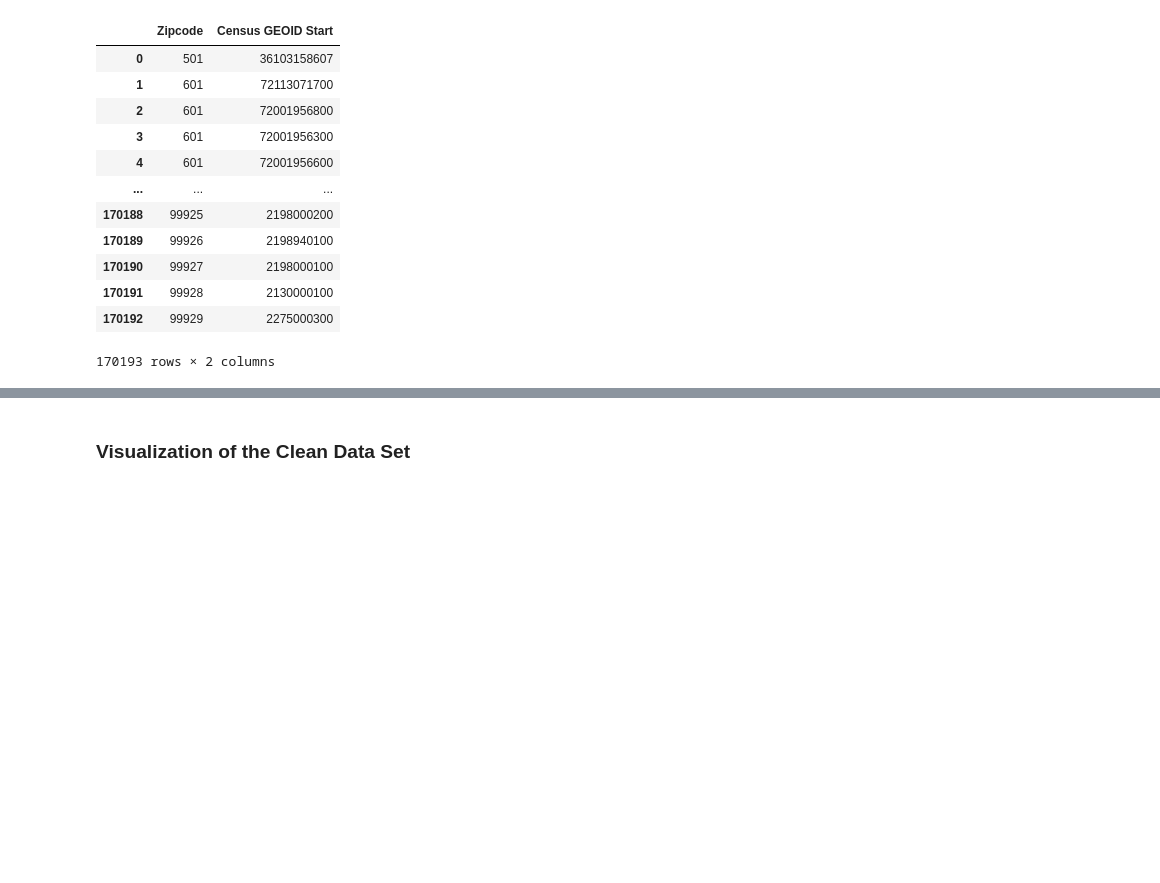
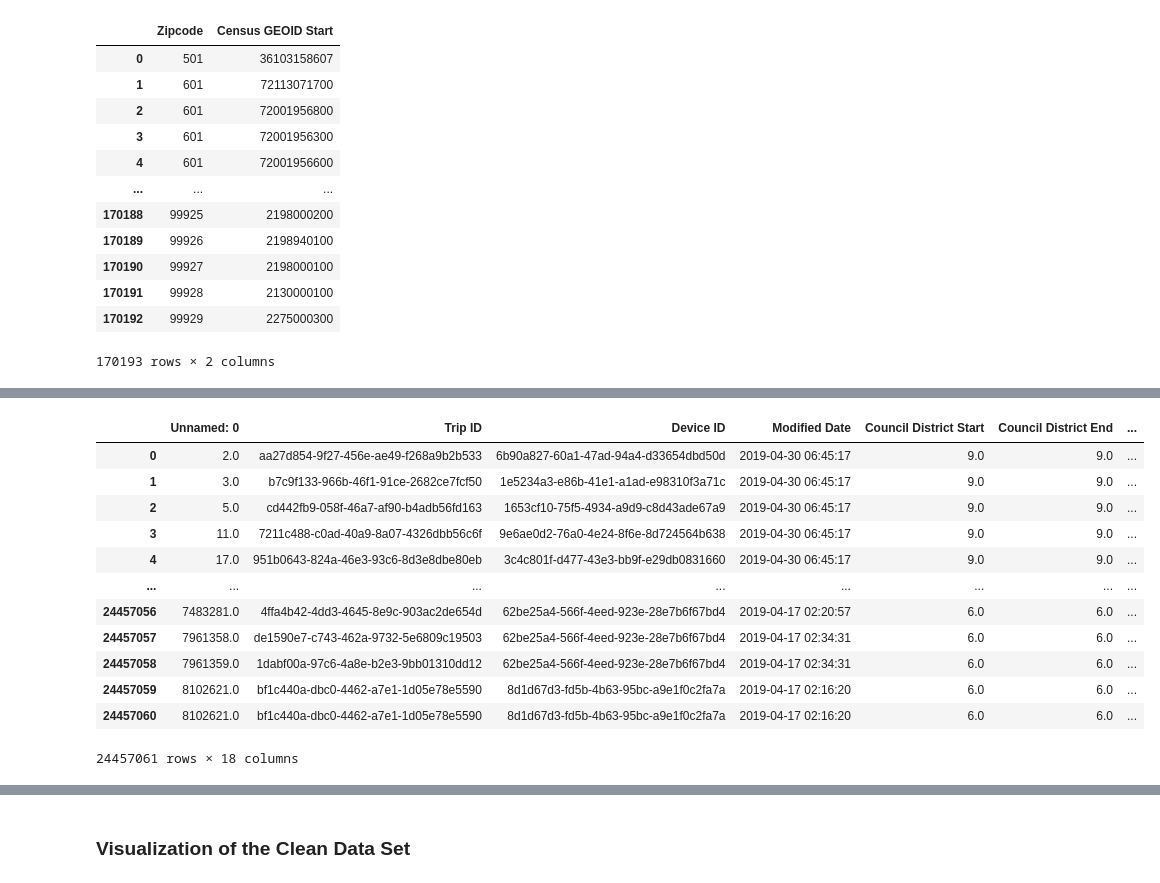
Before and after one commit to sheetalbongale/Scooters-In-Austin-Data-Analysis, a Jupyter notebook: notebooks/shared_mobility_AODP/shared_mobility_data_wrangling.ipynb, the cells around one changed output, grey strips where cells are left out. Saved outputs shown, nothing was run; the diff lists cells and outputs as text; code cells hidden in the pictures; blank space fills up the shorter version.

```diff
--- a/notebooks/shared_mobility_AODP/shared_mobility_data_wrangling.ipynb
+++ b/notebooks/shared_mobility_AODP/shared_mobility_data_wrangling.ipynb
@@ -324 +330,17 @@ df
+# %%
+df.dropna()
+# %% [output]
+|  | Unnamed: 0 | Trip ID | Device ID | Modified Date | Council District Start | Council District End | ... |
+| 0 | 2.0 | aa27d854-9f27-456e-ae49-f268a9b2b533 | 6b90a827-60a1-47ad-94a4-d33654dbd50d | 2019-04-30 06:45:17 | 9.0 | 9.0 | ... |
+| 1 | 3.0 | b7c9f133-966b-46f1-91ce-2682ce7fcf50 | 1e5234a3-e86b-41e1-a1ad-e98310f3a71c | 2019-04-30 06:45:17 | 9.0 | 9.0 | ... |
+| 2 | 5.0 | cd442fb9-058f-46a7-af90-b4adb56fd163 | 1653cf10-75f5-4934-a9d9-c8d43ade67a9 | 2019-04-30 06:45:17 | 9.0 | 9.0 | ... |
+| 3 | 11.0 | 7211c488-c0ad-40a9-8a07-4326dbb56c6f | 9e6ae0d2-76a0-4e24-8f6e-8d724564b638 | 2019-04-30 06:45:17 | 9.0 | 9.0 | ... |
+| 4 | 17.0 | 951b0643-824a-46e3-93c6-8d3e8dbe80eb | 3c4c801f-d477-43e3-bb9f-e29db0831660 | 2019-04-30 06:45:17 | 9.0 | 9.0 | ... |
+| ... | ... | ... | ... | ... | ... | ... | ... |
+| 24457056 | 7483281.0 | 4ffa4b42-4dd3-4645-8e9c-903ac2de654d | 62be25a4-566f-4eed-923e-28e7b6f67bd4 | 2019-04-17 02:20:57 | 6.0 | 6.0 | ... |
+| 24457057 | 7961358.0 | de1590e7-c743-462a-9732-5e6809c19503 | 62be25a4-566f-4eed-923e-28e7b6f67bd4 | 2019-04-17 02:34:31 | 6.0 | 6.0 | ... |
+| 24457058 | 7961359.0 | 1dabf00a-97c6-4a8e-b2e3-9bb01310dd12 | 62be25a4-566f-4eed-923e-28e7b6f67bd4 | 2019-04-17 02:34:31 | 6.0 | 6.0 | ... |
+| 24457059 | 8102621.0 | bf1c440a-dbc0-4462-a7e1-1d05e78e5590 | 8d1d67d3-fd5b-4b63-95bc-a9e1f0c2fa7a | 2019-04-17 02:16:20 | 6.0 | 6.0 | ... |
+| 24457060 | 8102621.0 | bf1c440a-dbc0-4462-a7e1-1d05e78e5590 | 8d1d67d3-fd5b-4b63-95bc-a9e1f0c2fa7a | 2019-04-17 02:16:20 | 6.0 | 6.0 | ... |
+24457061 rows × 18 columns
 # %%
```
Also changed, not shown: parts of 11 cells of this notebook.
